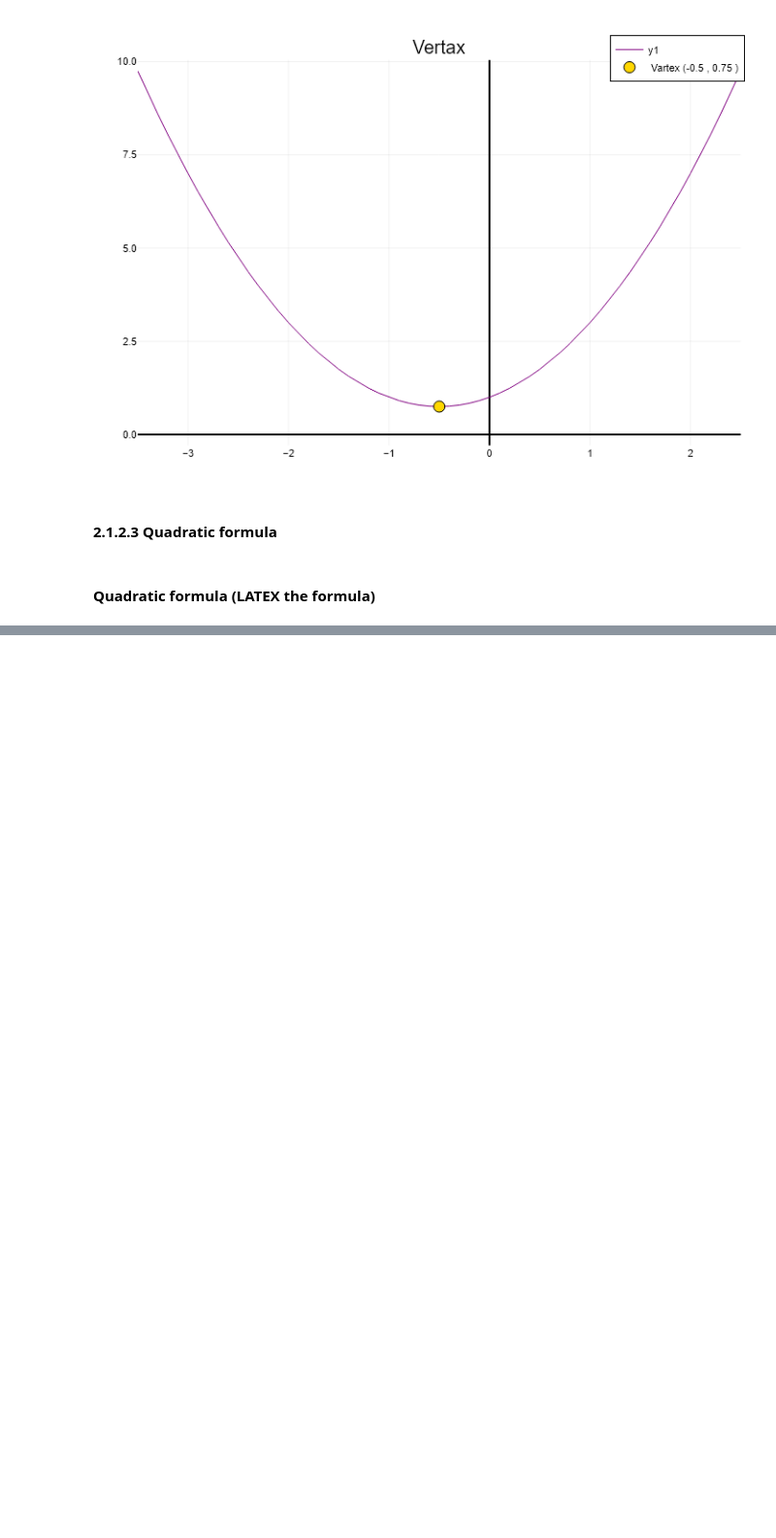
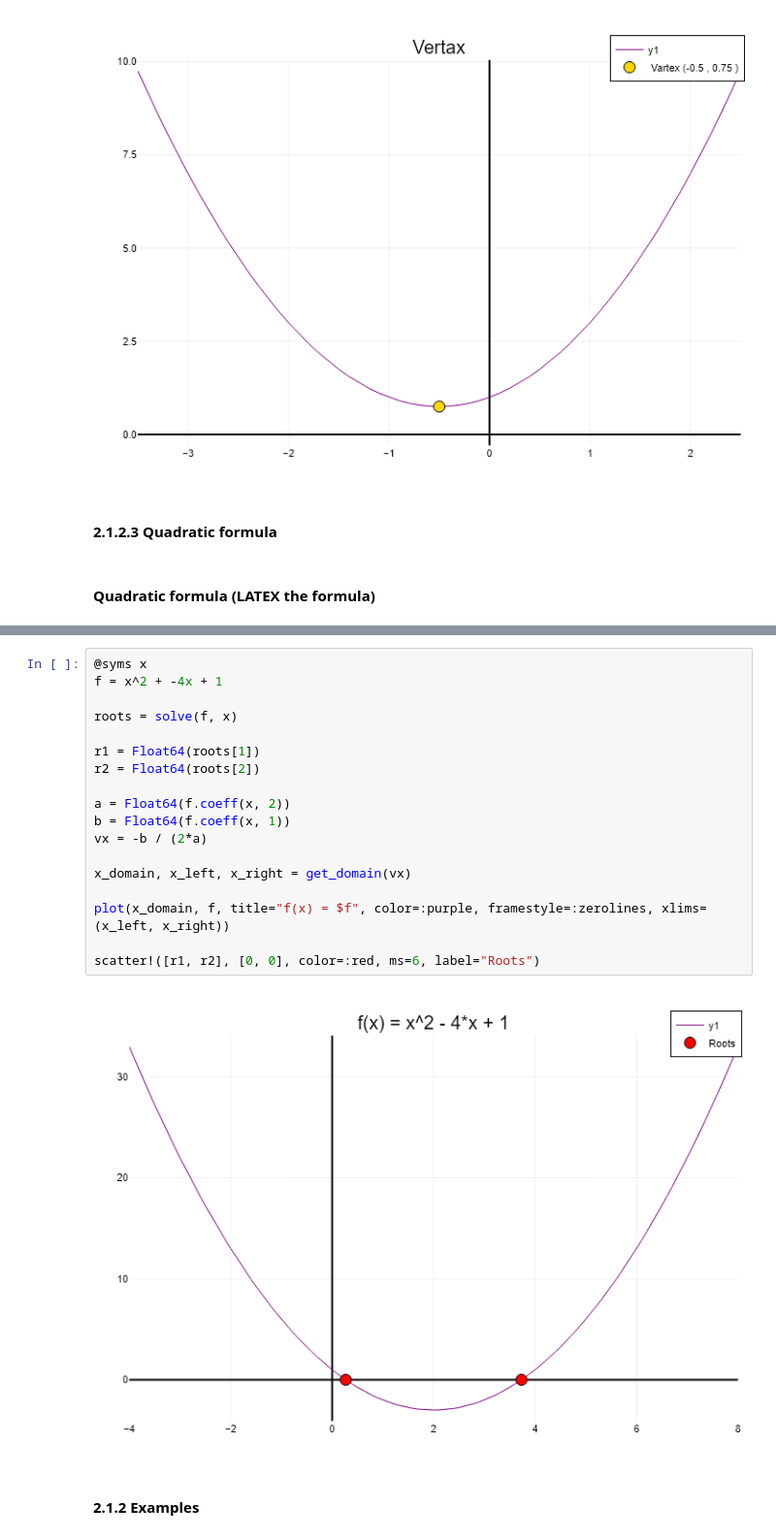
Before and after one commit to p-220w/Julia-Scientific-Modeling, a Jupyter notebook: 01_Mathematics/Module_02_Beta.ipynb, the cells around one changed output, grey strips where cells are left out. Shown at 97% size. Saved outputs shown, nothing was run; the diff lists cells and outputs as text; blank space fills up the shorter version.

```diff
--- a/01_Mathematics/Module_02_Beta.ipynb
+++ b/01_Mathematics/Module_02_Beta.ipynb
@@ -202,0 +217,22 @@ $\left[\begin{smallmatrix}\frac{- b - \sqrt{- 4 a c + b^{2}}}{2 a}\\\frac{- b +
+# %%
+@syms x
+f = x^2 + -4x + 1
+
+roots = solve(f, x)
+
+r1 = Float64(roots[1])
+r2 = Float64(roots[2])
+
+a = Float64(f.coeff(x, 2))
+b = Float64(f.coeff(x, 1))
+vx = -b / (2*a)
+
+x_domain, x_left, x_right = get_domain(vx)
+
+plot(x_domain, f, title="f(x) = $f", color=:purple, framestyle=:zerolines, xlims=(x_left, x_right))
+
+scatter!([r1, r2], [0, 0], color=:red, ms=6, label="Roots")
+# %% [output]
+[figure, added]
+# %% [markdown]
+#### 2.1.2 Examples
```
Also changed, not shown: parts of 5 cells of this notebook.
